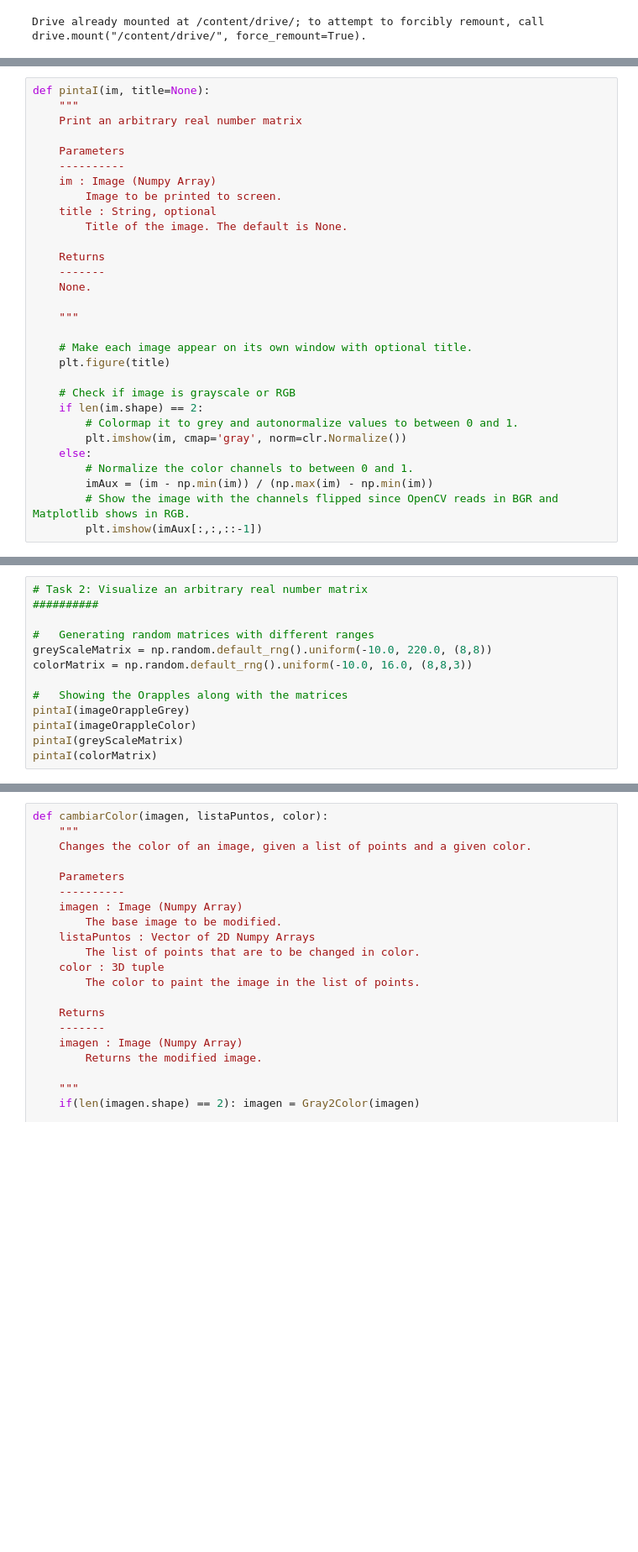
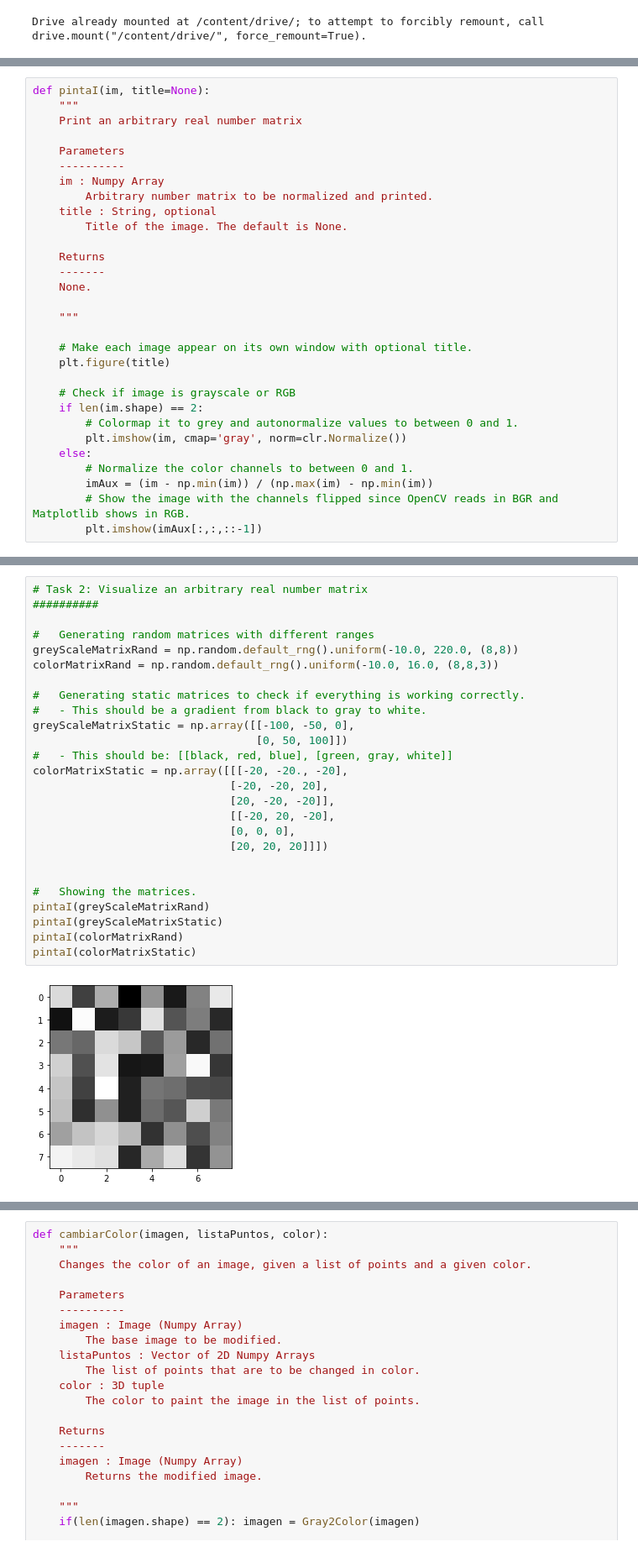
Before and after one commit to RhinoBlindado/vc2122, a Jupyter notebook: practica0/p0_introToOpenCV.ipynb, the cells around one changed output, grey strips where cells are left out. Shown at 84% size. Saved outputs shown, nothing was run; the diff lists cells and outputs as text; blank space fills up the shorter version.

```diff
--- a/practica0/p0_introToOpenCV.ipynb
+++ b/practica0/p0_introToOpenCV.ipynb
@@ -84,8 +122,8 @@ def pintaI(im, title=None):
 
     Parameters
     ----------
-    im : Image (Numpy Array)
-        Image to be printed to screen.
+    im : Numpy Array
+        Arbitrary number matrix to be normalized and printed.
     title : String, optional
         Title of the image. The default is None.
 
@@ -110,13 +152,28 @@ def pintaI(im, title=None):
 # %%
 # Task 2: Visualize an arbitrary real number matrix
 ##########
 
 #   Generating random matrices with different ranges
-greyScaleMatrix = np.random.default_rng().uniform(-10.0, 220.0, (8,8))
-colorMatrix = np.random.default_rng().uniform(-10.0, 16.0, (8,8,3))
+greyScaleMatrixRand = np.random.default_rng().uniform(-10.0, 220.0, (8,8))
+colorMatrixRand = np.random.default_rng().uniform(-10.0, 16.0, (8,8,3))
 
-#   Showing the Orapples along with the matrices
-pintaI(imageOrappleGrey)
-pintaI(imageOrappleColor)
-pintaI(greyScaleMatrix)
-pintaI(colorMatrix)
+#   Generating static matrices to check if everything is working correctly.
+#   - This should be a gradient from black to gray to white.
+greyScaleMatrixStatic = np.array([[-100, -50, 0],
+                                  [0, 50, 100]])
+#   - This should be: [[black, red, blue], [green, gray, white]]
+colorMatrixStatic = np.array([[[-20, -20., -20],
+                              [-20, -20, 20],
+                              [20, -20, -20]],
+                              [[-20, 20, -20],
+                              [0, 0, 0],
+                              [20, 20, 20]]])
+
+
+#   Showing the matrices.
+pintaI(greyScaleMatrixRand)
+pintaI(greyScaleMatrixStatic)
+pintaI(colorMatrixRand)
+pintaI(colorMatrixStatic)
+# %% [output]
+[figure, added]
```
Also changed, not shown: parts of 27 cells of this notebook, 9 other files.
